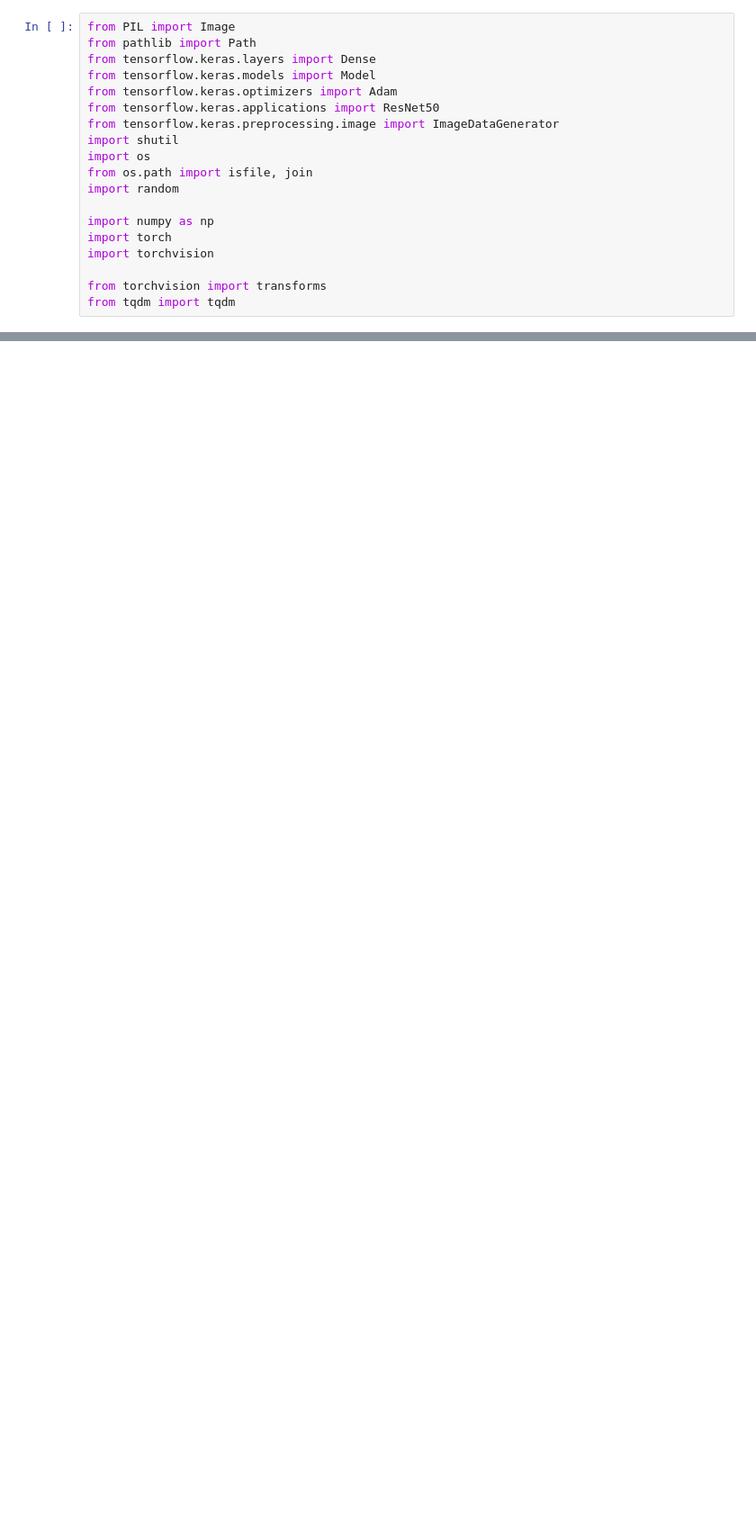
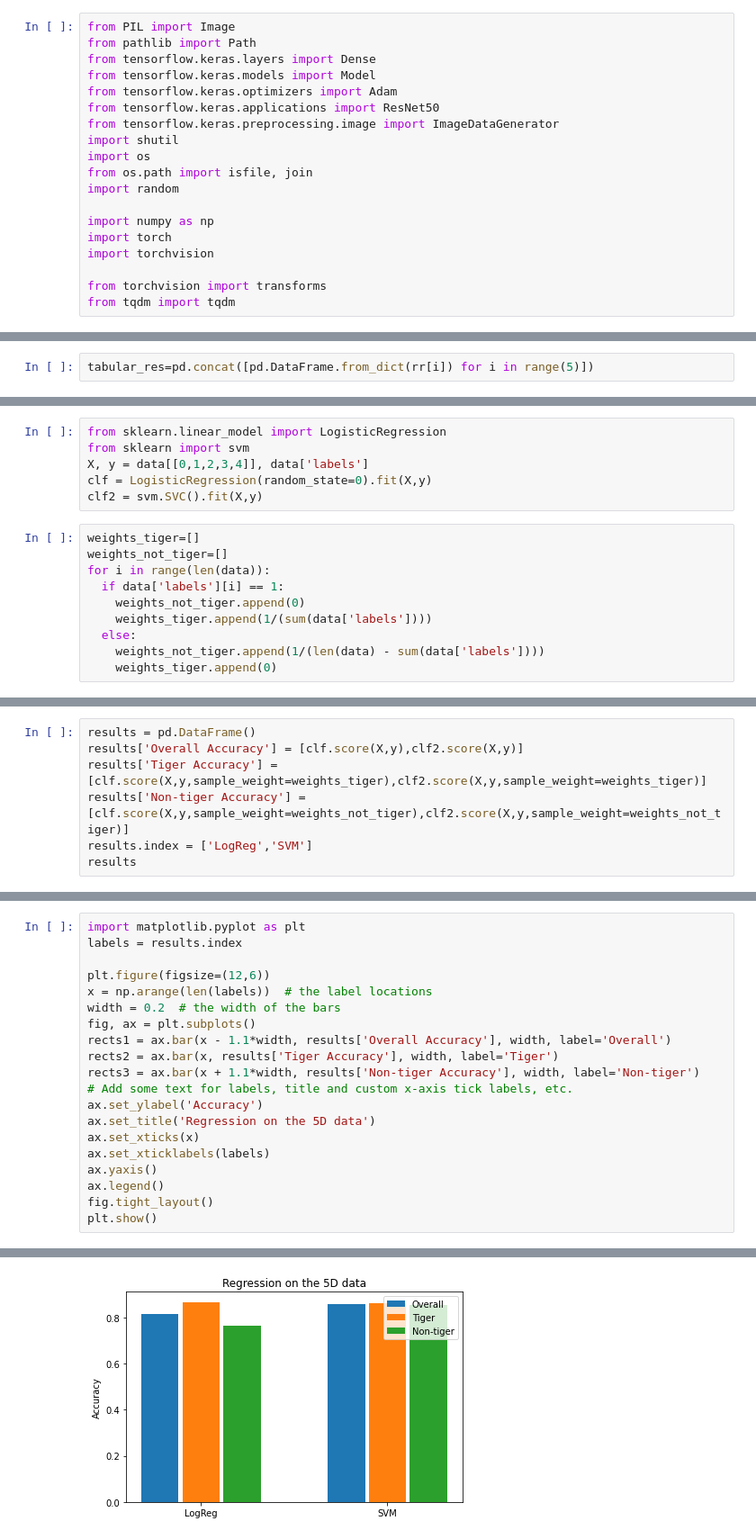
Before and after one commit to PeterTKovacs/mosquito_recoginition, a Jupyter notebook: APRO_baseline.ipynb, the cells around one changed output, grey strips where cells are left out. Shown at 90% size. Cells and saved outputs as stored; diff of their text form; blank space fills up the shorter version.

```diff
--- a/APRO_baseline.ipynb
+++ b/APRO_baseline.ipynb
@@ -481,0 +478,2 @@ ResNet(
+# %%
+tabular_res=pd.concat([pd.DataFrame.from_dict(rr[i]) for i in range(5)])
@@ -481,0 +519,16 @@ ResNet(
+# %%
+from sklearn.linear_model import LogisticRegression
+from sklearn import svm
+X, y = data[[0,1,2,3,4]], data['labels']
+clf = LogisticRegression(random_state=0).fit(X,y)
+clf2 = svm.SVC().fit(X,y)
+# %%
+weights_tiger=[]
+weights_not_tiger=[]
+for i in range(len(data)):
+  if data['labels'][i] == 1:
+    weights_not_tiger.append(0)
+    weights_tiger.append(1/(sum(data['labels'])))
+  else:
+    weights_not_tiger.append(1/(len(data) - sum(data['labels'])))
+    weights_tiger.append(0)
@@ -481,0 +547,7 @@ ResNet(
+# %%
+results = pd.DataFrame()
+results['Overall Accuracy'] = [clf.score(X,y),clf2.score(X,y)]
+results['Tiger Accuracy'] = [clf.score(X,y,sample_weight=weights_tiger),clf2.score(X,y,sample_weight=weights_tiger)]
+results['Non-tiger Accuracy'] = [clf.score(X,y,sample_weight=weights_not_tiger),clf2.score(X,y,sample_weight=weights_not_tiger)]
+results.index = ['LogReg','SVM']
+results
@@ -481,0 +558,21 @@ ResNet(
+# %%
+import matplotlib.pyplot as plt
+labels = results.index
+
+plt.figure(figsize=(12,6))
+x = np.arange(len(labels))  # the label locations
+width = 0.2  # the width of the bars
+fig, ax = plt.subplots()
+rects1 = ax.bar(x - 1.1*width, results['Overall Accuracy'], width, label='Overall')
+rects2 = ax.bar(x, results['Tiger Accuracy'], width, label='Tiger')
+rects3 = ax.bar(x + 1.1*width, results['Non-tiger Accuracy'], width, label='Non-tiger')
+# Add some text for labels, title and custom x-axis tick labels, etc.
+ax.set_ylabel('Accuracy')
+ax.set_title('Regression on the 5D data')
+ax.set_xticks(x)
+ax.set_xticklabels(labels)
+ax.yaxis()
+ax.legend()
+fig.tight_layout()
+plt.show()
+# %% [output]
@@ -481,0 +580 @@ ResNet(
+[figure, added]
```
Also changed, not shown: parts of 33 cells of this notebook.
